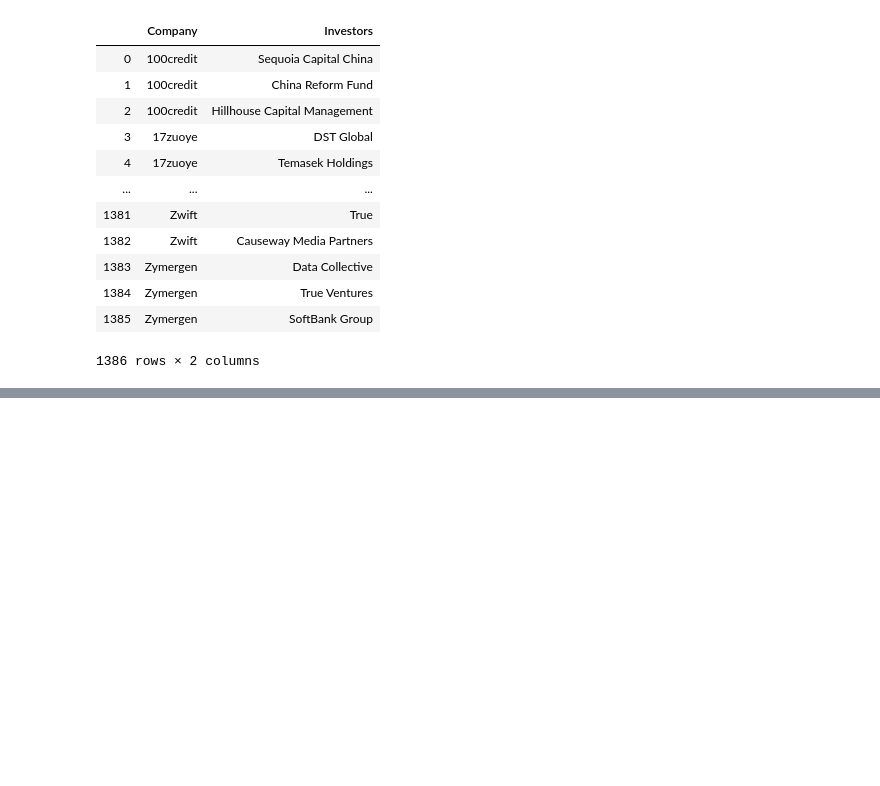
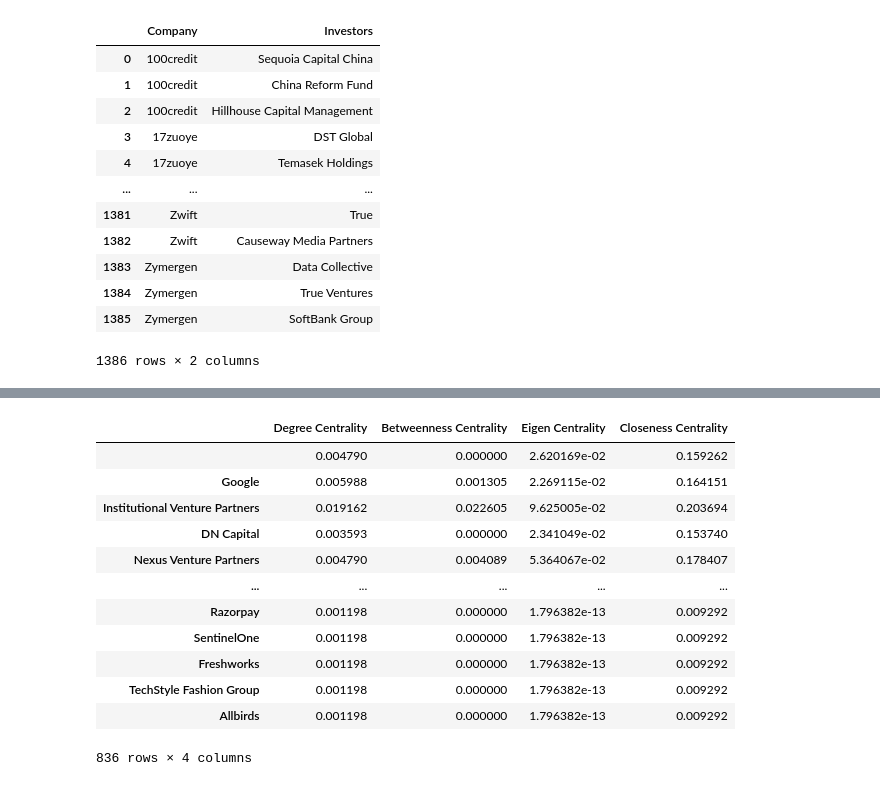
Before and after one commit to takato86/unicorn, a Jupyter notebook: notebooks/analyze.ipynb, the cells around one changed output, grey strips where cells are left out. Drawn from its saved outputs; the diff is of its cells as text; code cells hidden in the pictures; blank space fills up the shorter version.

```diff
--- a/notebooks/analyze.ipynb
+++ b/notebooks/analyze.ipynb
@@ -55,0 +61,28 @@ investor_graph = bipartite.projected_graph(B, set(rdf["Investors"].tolist()))
+# %%
+degrees = nx.degree_centrality(investor_graph)
+betweens = nx.betweenness_centrality(investor_graph)
+eigens = nx.eigenvector_centrality(investor_graph)
+closeness = nx.closeness_centrality(investor_graph)
+centra_dict = {
+    "Degree Centrality": degrees,
+    "Betweenness Centrality": betweens,
+    "Eigen Centrality": eigens,
+    "Closeness Centrality": closeness
+}
+# %%
+investor_centrality_df = pd.DataFrame.from_dict(centra_dict)
+investor_centrality_df
+# %% [output]
+|  | Degree Centrality | Betweenness Centrality | Eigen Centrality | Closeness Centrality |
+|  | 0.004790 | 0.000000 | 2.620169e-02 | 0.159262 |
+| Google | 0.005988 | 0.001305 | 2.269115e-02 | 0.164151 |
+| Institutional Venture Partners | 0.019162 | 0.022605 | 9.625005e-02 | 0.203694 |
+| DN Capital | 0.003593 | 0.000000 | 2.341049e-02 | 0.153740 |
+| Nexus Venture Partners | 0.004790 | 0.004089 | 5.364067e-02 | 0.178407 |
+| ... | ... | ... | ... | ... |
+| Razorpay | 0.001198 | 0.000000 | 1.796382e-13 | 0.009292 |
+| SentinelOne | 0.001198 | 0.000000 | 1.796382e-13 | 0.009292 |
+| Freshworks | 0.001198 | 0.000000 | 1.796382e-13 | 0.009292 |
+| TechStyle Fashion Group | 0.001198 | 0.000000 | 1.796382e-13 | 0.009292 |
+| Allbirds | 0.001198 | 0.000000 | 1.796382e-13 | 0.009292 |
+836 rows × 4 columns
```
Also changed, not shown: parts of 24 cells of this notebook, 3 other files.
